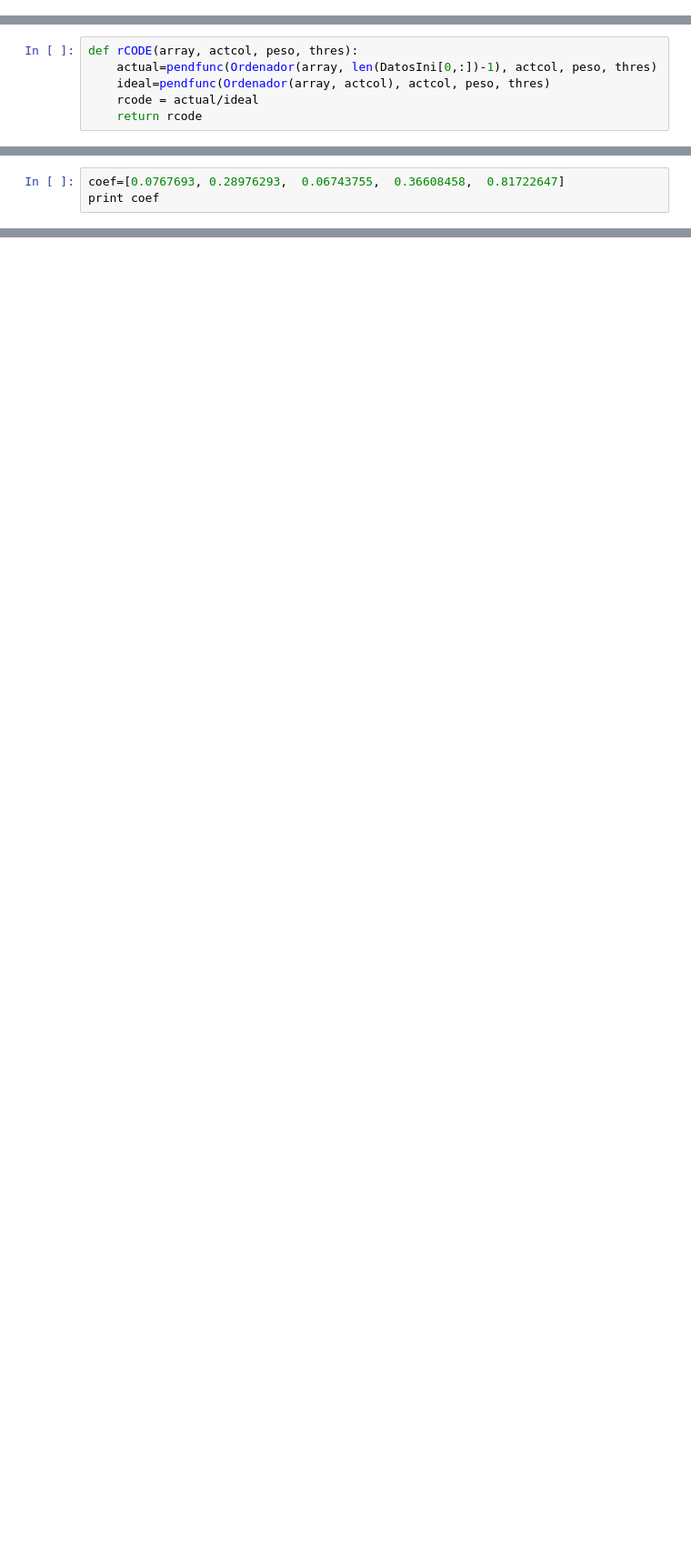
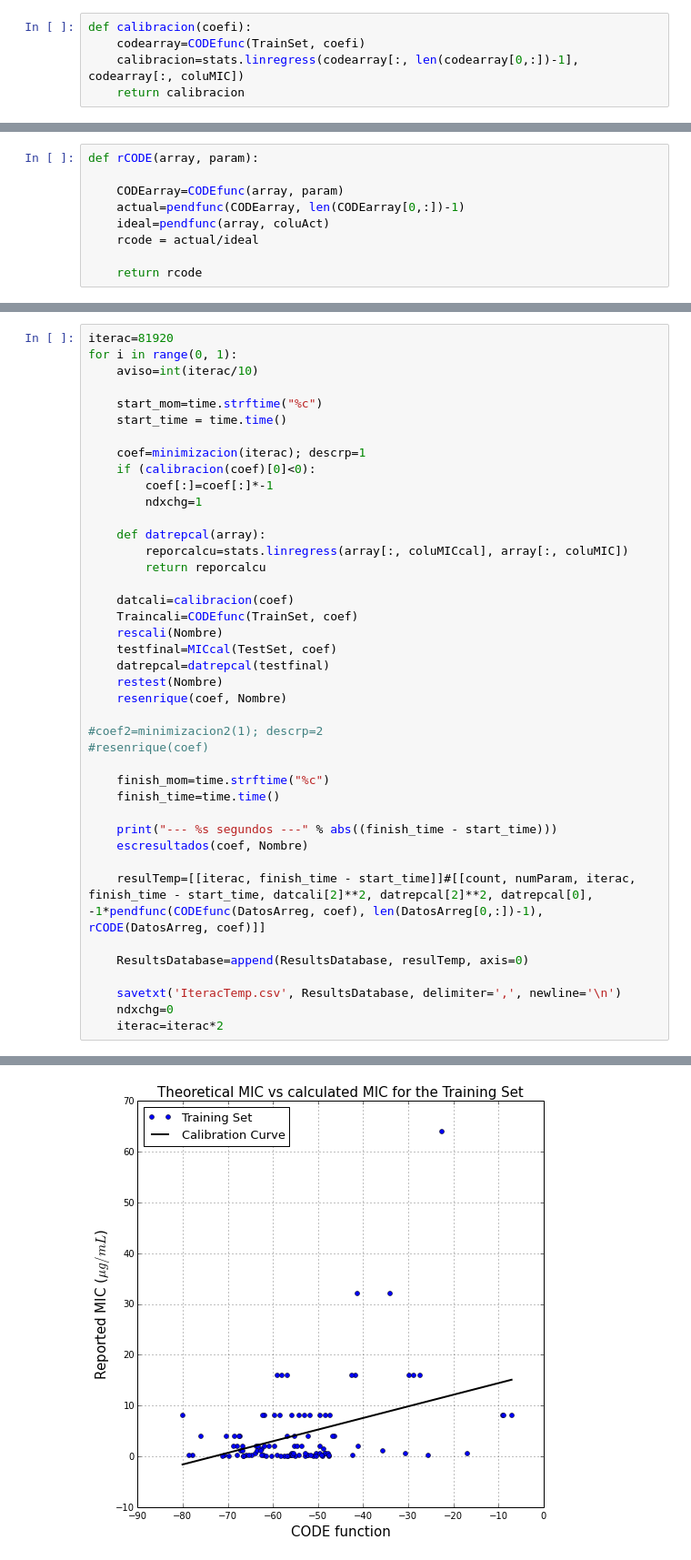
Before and after one commit to cebasfu93/CODE, a Jupyter notebook: CODE.ipynb, the cells around one changed output, grey strips where cells are left out. Shown: that part at 91% size. Cells and saved outputs as stored; diff of their text form; blank space fills up the shorter version.

```diff
--- a/CODE.ipynb
+++ b/CODE.ipynb
@@ -117,0 +182,5 @@ def Ordenador(array, numcol):
+# %%
+def calibracion(coefi):
+    codearray=CODEfunc(TrainSet, coefi)
+    calibracion=stats.linregress(codearray[:, len(codearray[0,:])-1], codearray[:, coluMIC])
+    return calibracion
@@ -213,6 +252,9 @@ def CODEordpend2(param):
 # %%
-def rCODE(array, actcol, peso, thres):
-    actual=pendfunc(Ordenador(array, len(DatosIni[0,:])-1), actcol, peso, thres)
-    ideal=pendfunc(Ordenador(array, actcol), actcol, peso, thres)
+def rCODE(array, param):
+
+    CODEarray=CODEfunc(array, param)
+    actual=pendfunc(CODEarray, len(CODEarray[0,:])-1)
+    ideal=pendfunc(array, coluAct)
     rcode = actual/ideal
+
     return rcode
@@ -278,3 +367,0 @@ Recuerde que r-CODE puede tomar valores entre 1.0 (Ideal) y 0.572413793103 (Alea
-# %%
-coef=[0.0767693, 0.28976293,  0.06743755,  0.36608458,  0.81722647]
-print coef
@@ -282,0 +414,42 @@ print coef
+# %%
+iterac=81920
+for i in range(0, 1):
+    aviso=int(iterac/10)
+
+    start_mom=time.strftime("%c")
+    start_time = time.time()
+
+    coef=minimizacion(iterac); descrp=1
+    if (calibracion(coef)[0]<0):
+        coef[:]=coef[:]*-1
+        ndxchg=1
+
+    def datrepcal(array):
+        reporcalcu=stats.linregress(array[:, coluMICcal], array[:, coluMIC])
+        return reporcalcu
+
+    datcali=calibracion(coef)
+    Traincali=CODEfunc(TrainSet, coef)
+    rescali(Nombre)
+    testfinal=MICcal(TestSet, coef)
+    datrepcal=datrepcal(testfinal)
+    restest(Nombre)
+    resenrique(coef, Nombre)
+
+#coef2=minimizacion2(1); descrp=2
+#resenrique(coef)
+
+    finish_mom=time.strftime("%c")
+    finish_time=time.time()
+
+    print("--- %s segundos ---" % abs((finish_time - start_time)))
+    escresultados(coef, Nombre)
+
+    resulTemp=[[iterac, finish_time - start_time]]#[[count, numParam, iterac, finish_time - start_time, datcali[2]**2, datrepcal[2]**2, datrepcal[0], -1*pendfunc(CODEfunc(DatosArreg, coef), len(DatosArreg[0,:])-1), rCODE(DatosArreg, coef)]]
+
+    ResultsDatabase=append(ResultsDatabase, resulTemp, axis=0)
+
+    savetxt('IteracTemp.csv', ResultsDatabase, delimiter=',', newline='\n')
+    ndxchg=0
+    iterac=iterac*2
+# %% [output]
@@ -282,0 +475 @@ print coef
+[figure, added]
```
Also changed, not shown: parts of 25 cells of this notebook.
